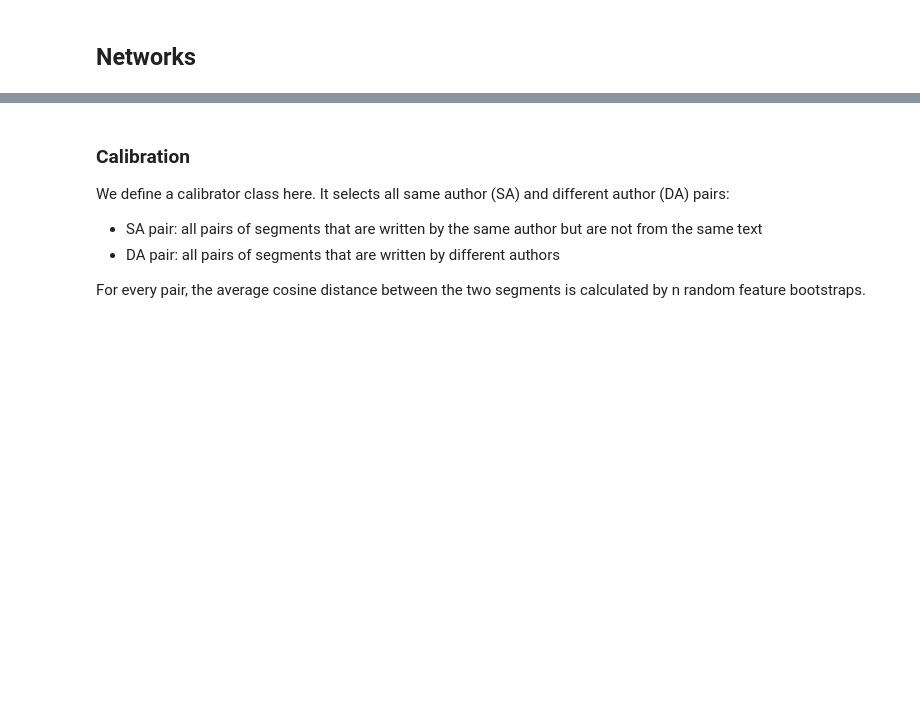
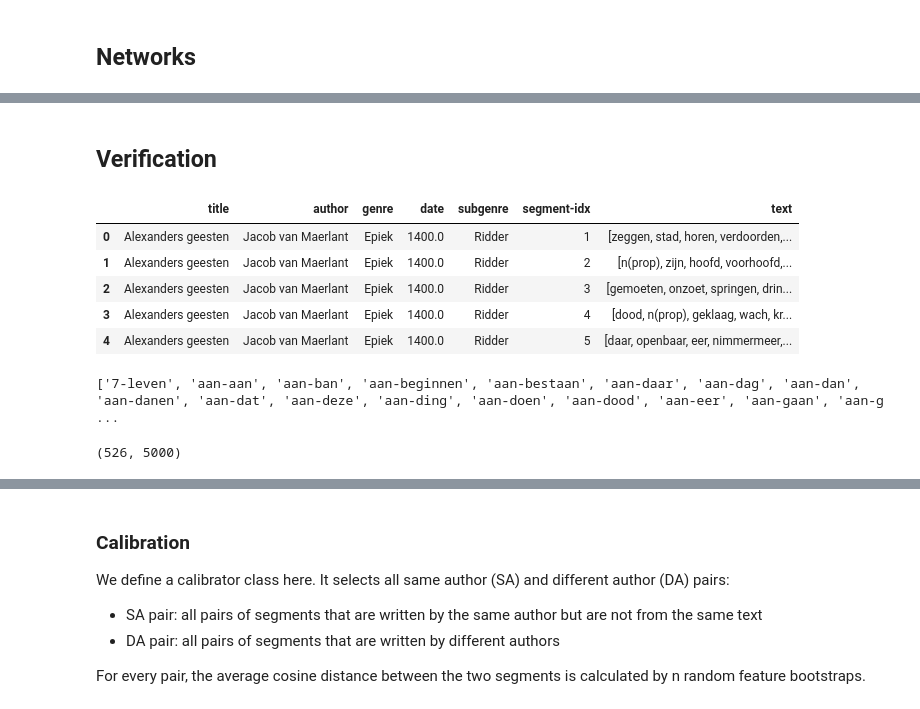
Before and after one commit to mikekestemont/zwerfverzen, a Jupyter notebook: notebooks/authorship.ipynb, the cells around one changed output, grey strips where cells are left out. Cells and saved outputs as stored; diff of their text form; code cells hidden in the pictures; blank space fills up the shorter version.

Commit message:
verification?

```diff
--- a/notebooks/authorship.ipynb
+++ b/notebooks/authorship.ipynb
@@ -621,0 +638,26 @@ plot_pca(documents_proj, loadings, var_exp, sub_df['title'])
+# %% [markdown]
+## Verification
+# %%
+epics = segment_df[segment_df['genre'] == 'Epiek'].copy().reindex()
+epics.head(5)
+# %% [output]
+|  | title | author | genre | date | subgenre | segment-idx | text |
+| 0 | Alexanders geesten | Jacob van Maerlant | Epiek | 1400.0 | Ridder | 1 | [zeggen, stad, horen, verdoorden,... |
+| 1 | Alexanders geesten | Jacob van Maerlant | Epiek | 1400.0 | Ridder | 2 | [n(prop), zijn, hoofd, voorhoofd,... |
+| 2 | Alexanders geesten | Jacob van Maerlant | Epiek | 1400.0 | Ridder | 3 | [gemoeten, onzoet, springen, drin... |
+| 3 | Alexanders geesten | Jacob van Maerlant | Epiek | 1400.0 | Ridder | 4 | [dood, n(prop), geklaag, wach, kr... |
+| 4 | Alexanders geesten | Jacob van Maerlant | Epiek | 1400.0 | Ridder | 5 | [daar, openbaar, eer, nimmermeer,... |
+# %%
+params = {'use_idf': True,
+          'max_features': 5000,
+          'analyzer': bigrams,
+          'min_df': 2}
+
+vectorizer = TfidfVectorizer(**params)
+vectorizer.fit(epics['text'])
+print(vectorizer.get_feature_names()[:30])
+segment_X = vectorizer.transform(epics['text']).toarray()
+segment_X.shape
+# %% [output]
+['7-leven', 'aan-aan', 'aan-ban', 'aan-beginnen', 'aan-bestaan', 'aan-daar', 'aan-dag', 'aan-dan', 'aan-danen', 'aan-dat', 'aan-deze', 'aan-ding', 'aan-doen', 'aan-dood', 'aan-eer', 'aan-gaan', 'aan-g ...
+(526, 5000)
```
Also changed, not shown: parts of 23 cells of this notebook.
